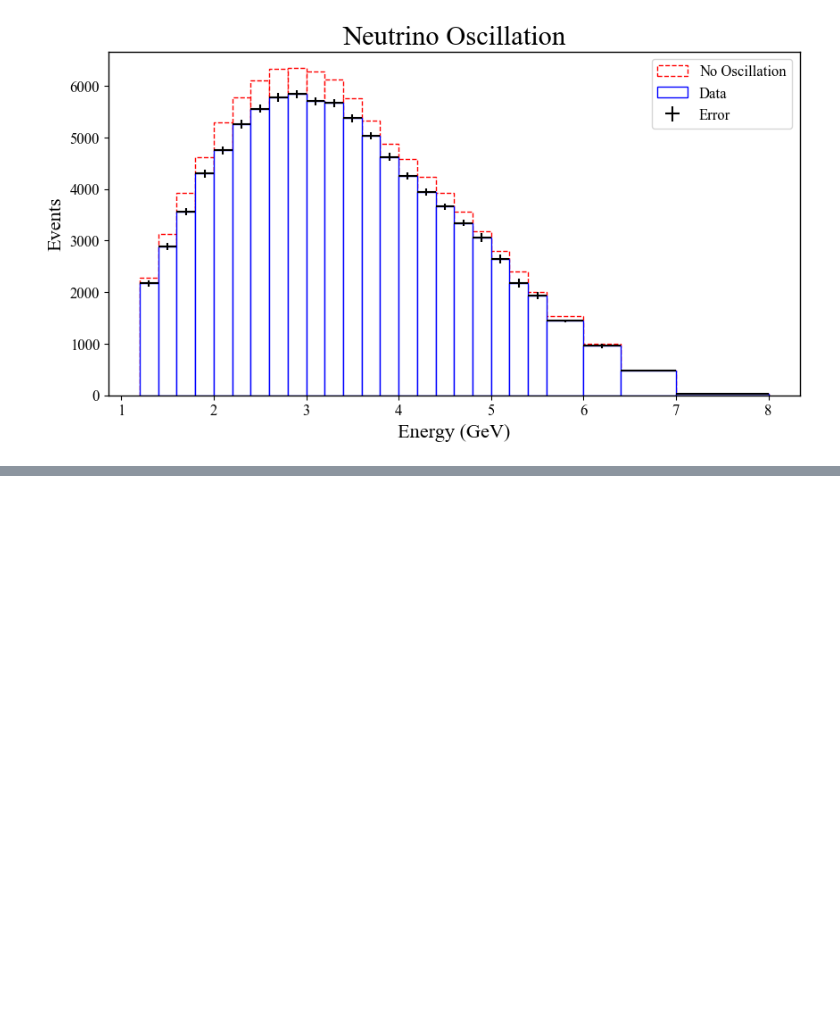
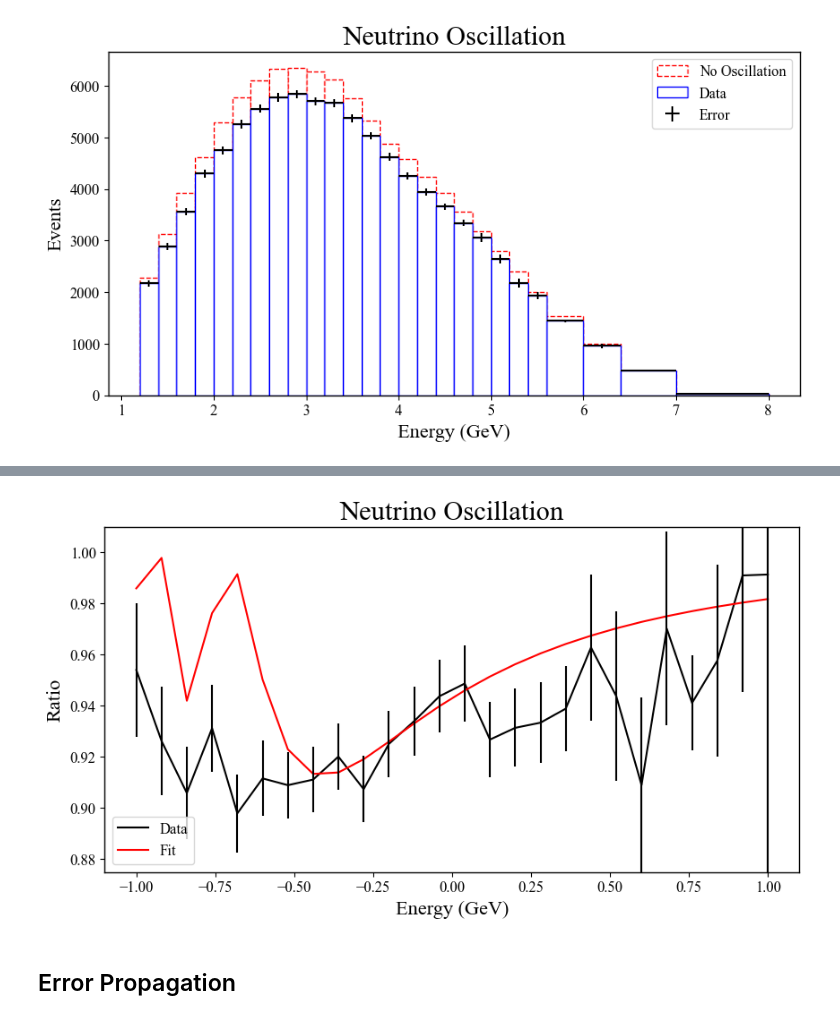
Before and after one commit to lewismcnish/Physics, a Jupyter notebook: Year_3/it_lab/task_3_neutrino.ipynb, the cells around one changed output, grey strips where cells are left out. Cells and saved outputs as stored; diff of their text form; code cells hidden in the pictures; blank space fills up the shorter version.

```diff
--- a/Year_3/it_lab/task_3_neutrino.ipynb
+++ b/Year_3/it_lab/task_3_neutrino.ipynb
@@ -138,0 +140,19 @@ print(result.x)
+# %%
+ratio = data_val/pred_no_osc
+x_dat = np.linspace(-1,1,26)
+ratio_err = ratio*np.sqrt((data_errors/data_val)**2)
+
+plt.figure(figsize=(10,5))
+plt.plot(x_dat,ratio,label = 'Data',color = 'black')
+plt.plot(x_dat,neu_prob(en = np.linspace(0.1,10,26),amp = result.x),label = 'Fit',color = 'red')
+plt.errorbar(x_dat,ratio,yerr = ratio_err,fmt = 'none',ecolor = 'black')
+plt.xlabel('Energy (GeV)')
+plt.ylim(0.875,1.01)
+plt.ylabel('Ratio')
+plt.title('Neutrino Oscillation')
+plt.legend()
+plt.show()
+# %% [output]
+[figure, added]
+# %% [markdown]
+## Error Propagation
```
Also changed, not shown: parts of 3 cells of this notebook.
